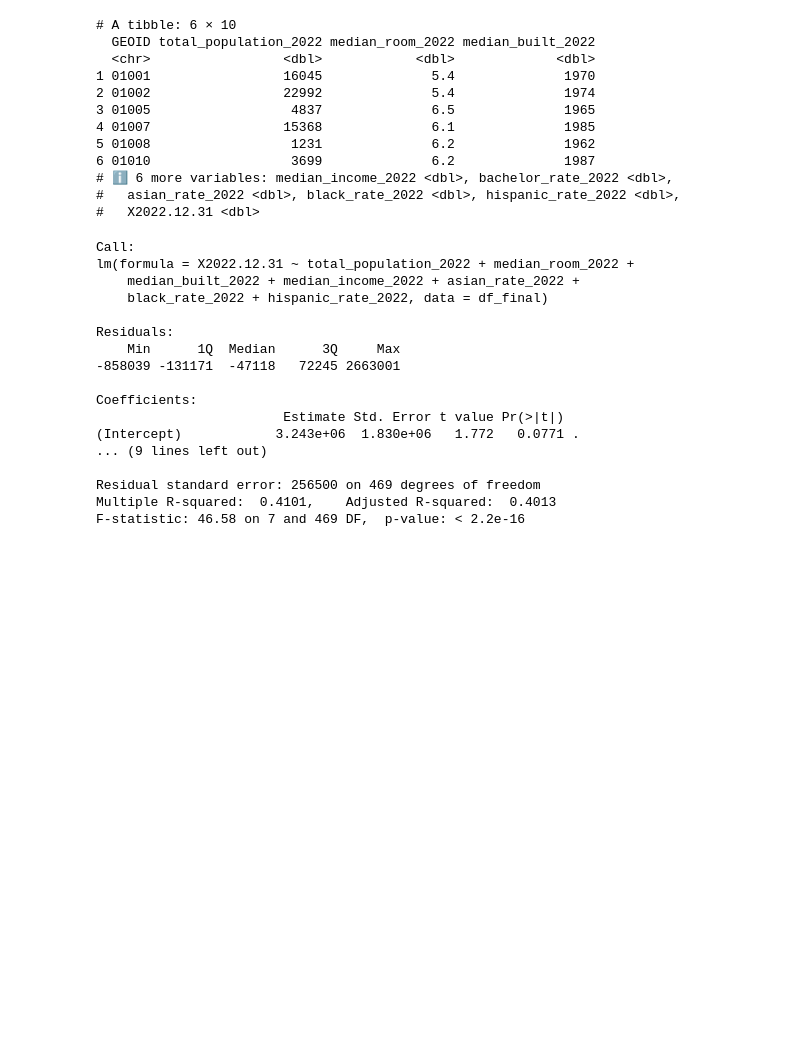
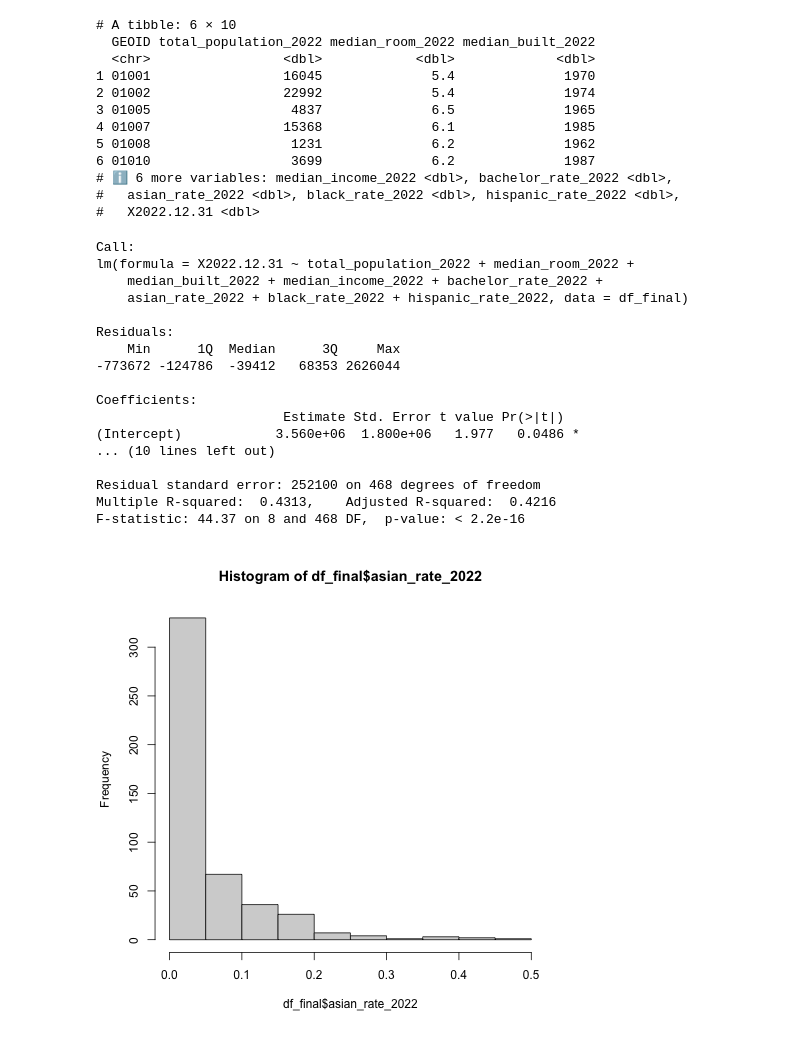
Before and after one commit to thomastaoli/zillow-race, a Jupyter notebook: MA.ipynb, the cells around one changed output. Cells and saved outputs as stored; diff of their text form; code cells hidden in the pictures; blank space fills up the shorter version.

```diff
--- a/MA.ipynb
+++ b/MA.ipynb
@@ -121,7 +134,7 @@ ma_census_data_2022 <- get_acs(geography = "zip code tabulation area",
                         median_room_2022 = "B25018_001",
                         median_built_2022 = "B25035_001",
                         median_income_2022 = "B06011_001",
-                        bachelor_2022 = "B26106_005",
+                        bachelor_2022 = "B15003_022",
                         asian_2022 = "B03002_006",
                         black_2022 = "B03002_004",
                         hispanic_2022 = "B03002_012"
@@ -344,25 +364,32 @@ head(df_final)
 # Run a multiple linear regression model with X2022.12.31 as the dependent variable
 # and the other columns as the independent variables
 
-model <- lm(X2022.12.31 ~ total_population_2022 + median_room_2022 + median_built_2022 + median_income_2022 + asian_rate_2022 + black_rate_2022 + hispanic_rate_2022, data = df_final)
+model <- lm(X2022.12.31 ~ total_population_2022 + median_room_2022 + median_built_2022 + median_income_2022 + bachelor_rate_2022 + asian_rate_2022 + black_rate_2022 + hispanic_rate_2022, data = df_final)
 
 # Show the summary of the model
 summary(model)
 # %% [output]
 Call:
 lm(formula = X2022.12.31 ~ total_population_2022 + median_room_2022 +
-    median_built_2022 + median_income_2022 + asian_rate_2022 +
-    black_rate_2022 + hispanic_rate_2022, data = df_final)
+    median_built_2022 + median_income_2022 + bachelor_rate_2022 +
+    asian_rate_2022 + black_rate_2022 + hispanic_rate_2022, data = df_final)
 
 Residuals:
     Min      1Q  Median      3Q     Max
--858039 -131171  -47118   72245 2663001
+-773672 -124786  -39412   68353 2626044
 
 Coefficients:
                         Estimate Std. Error t value Pr(>|t|)
-(Intercept)            3.243e+06  1.830e+06   1.772   0.0771 .
-... (9 lines left out)
+(Intercept)            3.560e+06  1.800e+06   1.977   0.0486 *
+... (10 lines left out)
 
-Residual standard error: 256500 on 469 degrees of freedom
-Multiple R-squared:  0.4101,    Adjusted R-squared:  0.4013
-F-statistic: 46.58 on 7 and 469 DF,  p-value: < 2.2e-16
+Residual standard error: 252100 on 468 degrees of freedom
+Multiple R-squared:  0.4313,    Adjusted R-squared:  0.4216
+F-statistic: 44.37 on 8 and 468 DF,  p-value: < 2.2e-16
+# %%
+%%R
+
+# Create a histogram of asian_rate_2022
+hist(df_final$asian_rate_2022)
+# %% [output]
+[figure, added]
```
Also changed, not shown: parts of 4 cells of this notebook, 3 other files.
